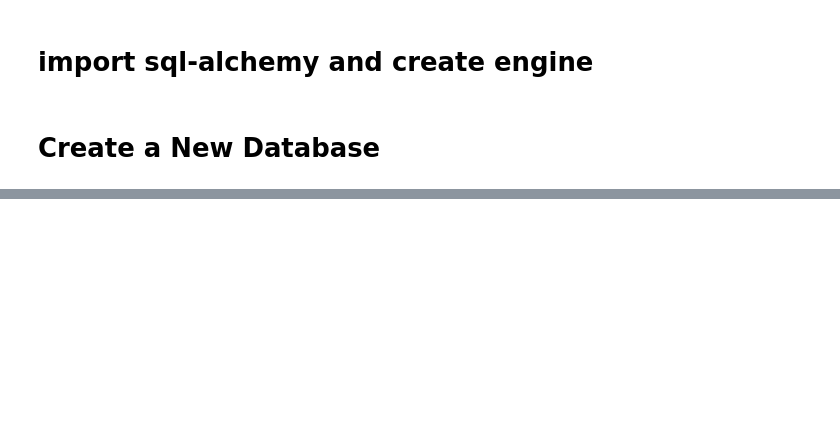
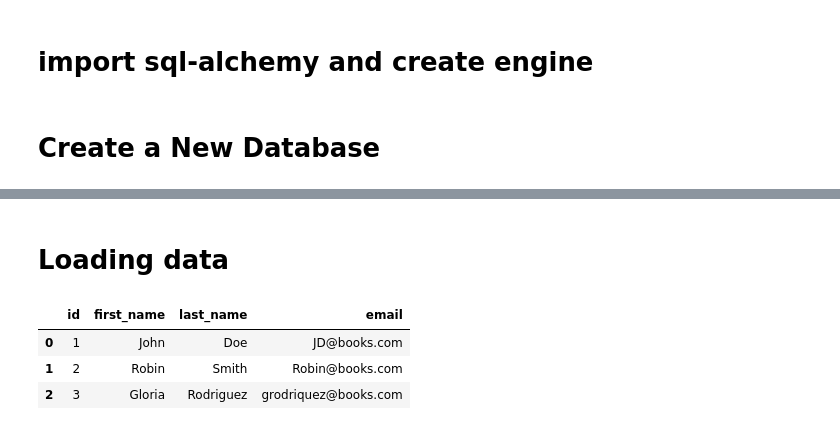
Before and after one commit to youngjin1106/book, a Jupyter notebook: book_code.ipynb, the cells around one changed output, grey strips where cells are left out. Drawn from its saved outputs; the diff is of its cells as text; code cells hidden in the pictures; blank space fills up the shorter version.

```diff
--- a/book_code.ipynb
+++ b/book_code.ipynb
@@ -34,0 +35,10 @@ OperationalError: (pymysql.err.OperationalError) (1045, "Access denied for user
+# %% [markdown]
+# Loading data
+# %%
+users_df = pd.read_csv('data/user.csv')
+users_df.head()
+# %% [output]
+|  | id | first_name | last_name | email |
+| 0 | 1 | John | Doe | JD@books.com |
+| 1 | 2 | Robin | Smith | Robin@books.com |
+| 2 | 3 | Gloria | Rodriguez | grodriquez@books.com |
```
Also changed, not shown: parts of 10 cells of this notebook.
